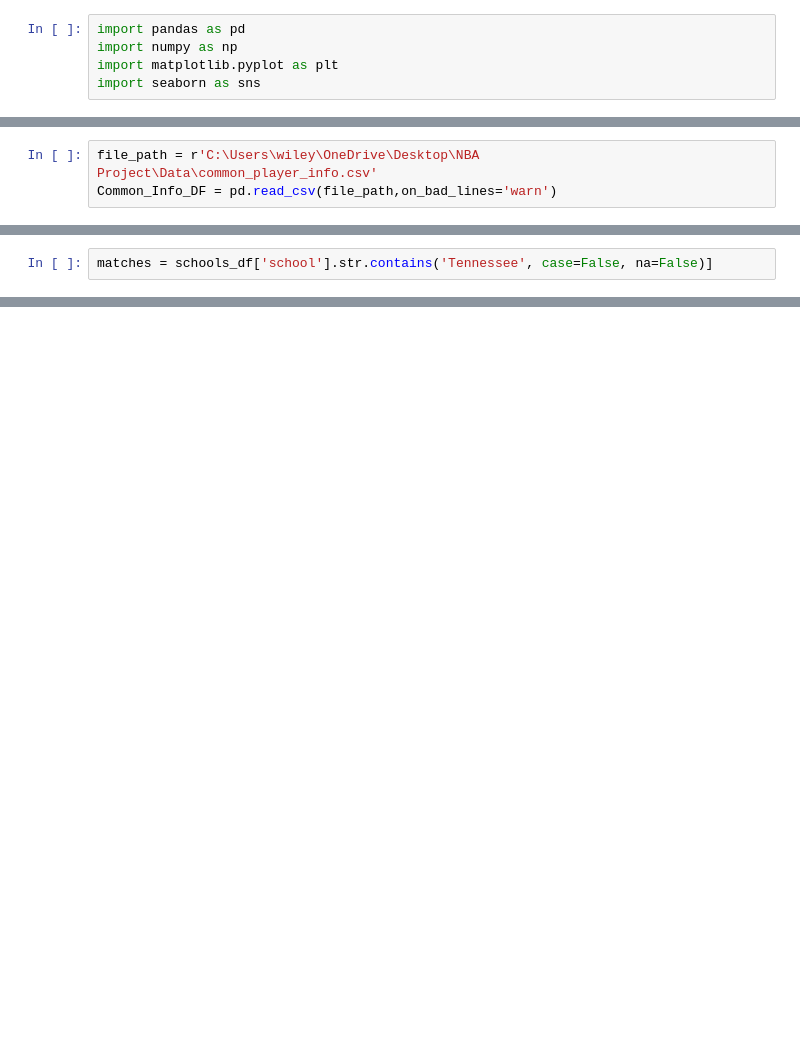
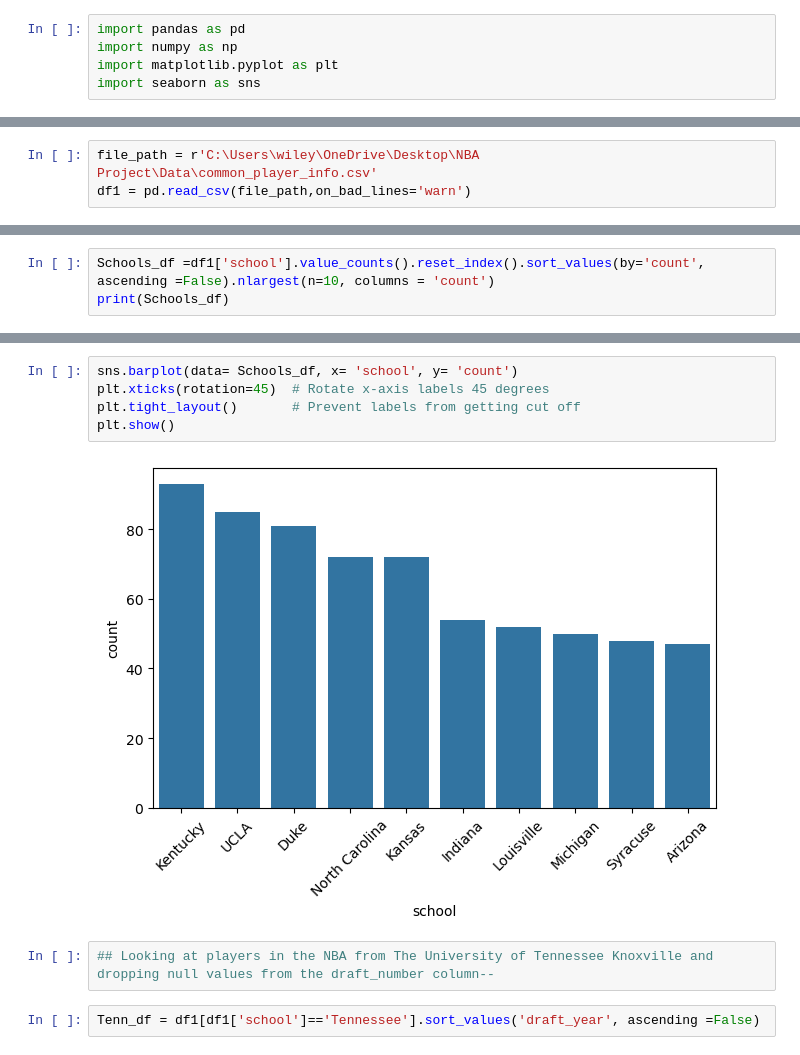
Before and after one commit to wileymartin/NBA, a Jupyter notebook: NBA.ipynb, the cells around one changed output, grey strips where cells are left out. Cells and saved outputs as stored; diff of their text form; blank space fills up the shorter version.

```diff
--- a/NBA.ipynb
+++ b/NBA.ipynb
@@ -6,4 +8,4 @@ import seaborn as sns
 # %%
 file_path = r'C:\Users\wiley\OneDrive\Desktop\NBA Project\Data\common_player_info.csv'
-Common_Info_DF = pd.read_csv(file_path,on_bad_lines='warn')
+df1 = pd.read_csv(file_path,on_bad_lines='warn')
 # %%
@@ -69,3 +45,4 @@ Schools_df =Common_Info_DF['school'].value_counts().reset_index().sort_values(by
 # %%
-matches = schools_df['school'].str.contains('Tennessee', case=False, na=False)]
+Schools_df =df1['school'].value_counts().reset_index().sort_values(by='count', ascending =False).nlargest(n=10, columns = 'count')
+print(Schools_df)
 # %% [output]
@@ -72,0 +60,11 @@ SyntaxError: unmatched ']' (1114389657.py, line 1)
+# %%
+sns.barplot(data= Schools_df, x= 'school', y= 'count')
+plt.xticks(rotation=45)  # Rotate x-axis labels 45 degrees
+plt.tight_layout()       # Prevent labels from getting cut off
+plt.show()
+# %% [output]
+[figure, added]
+# %%
+## Looking at players in the NBA from The University of Tennessee Knoxville and dropping null values from the draft_number column--
+# %%
+Tenn_df = df1[df1['school']=='Tennessee'].sort_values('draft_year', ascending =False)
```
Also changed, not shown: parts of 23 cells of this notebook.
